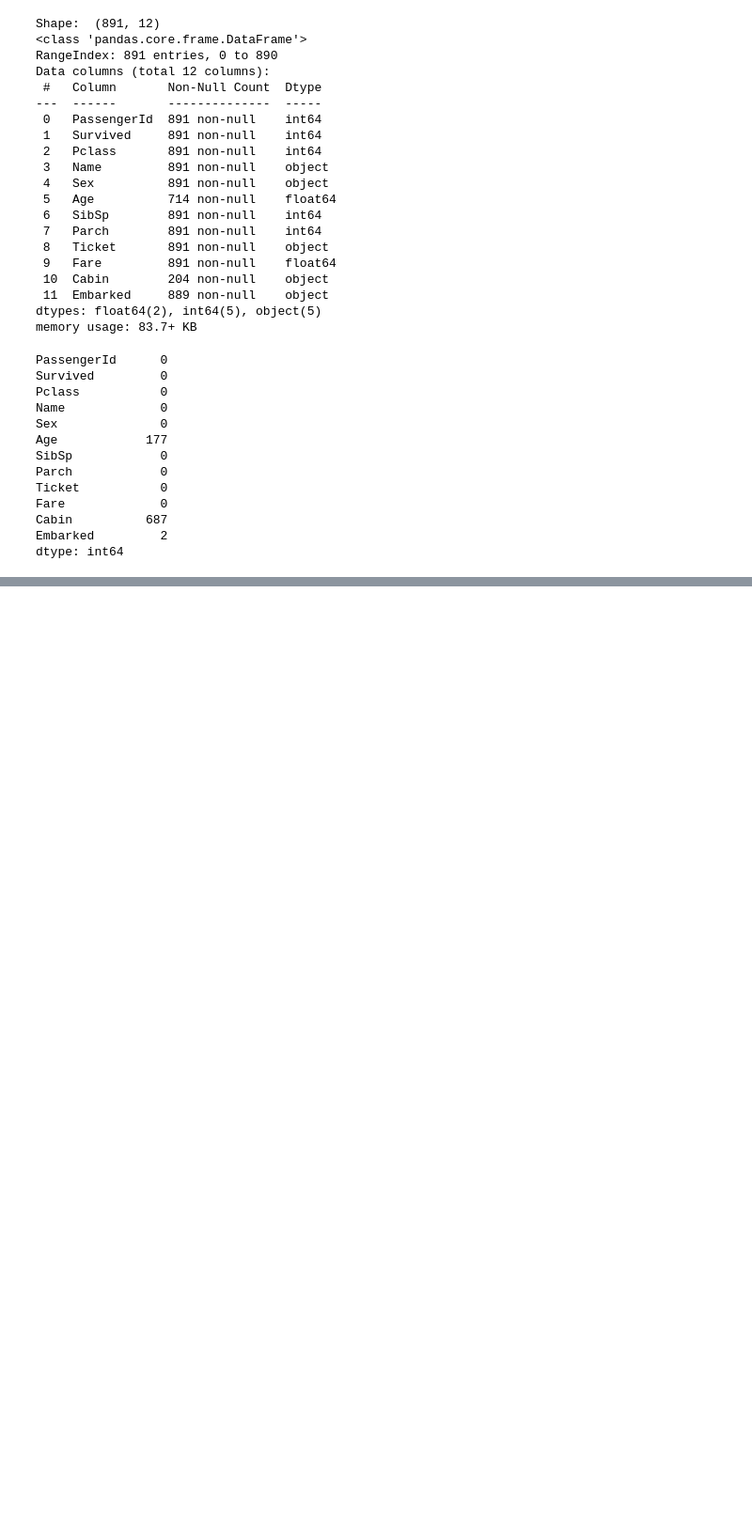
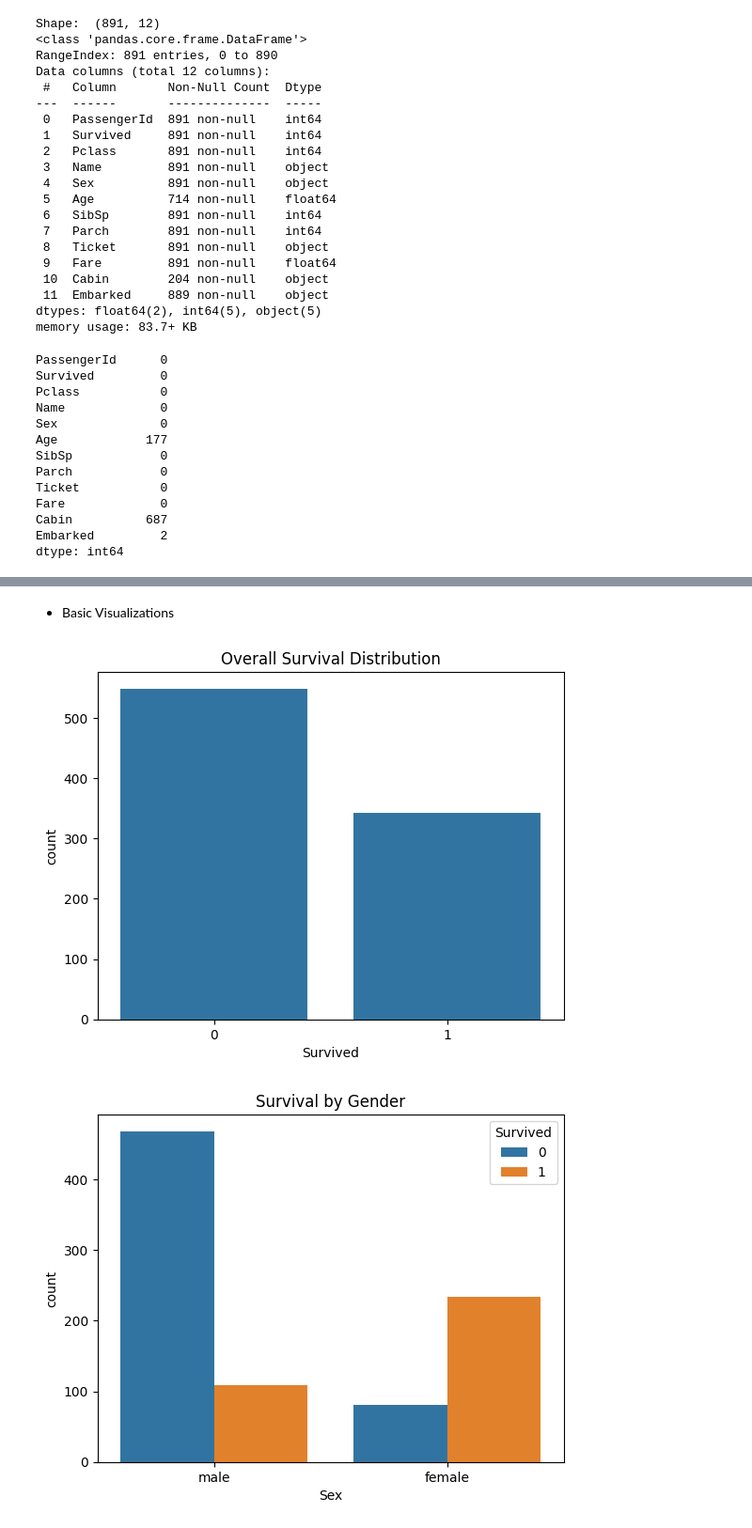
Before and after one commit to stkisengese/titanic-survial-prediction-ml, a Jupyter notebook: notebook/main.ipynb, the cells around one changed output, grey strips where cells are left out. Shown at 94% size. Drawn from its saved outputs; the diff is of its cells as text; code cells hidden in the pictures; blank space fills up the shorter version.

Commit message:
feat: add simple data visualizations

```diff
--- a/notebook/main.ipynb
+++ b/notebook/main.ipynb
@@ -68,0 +85,20 @@ dtype: int64
+# %% [markdown]
+- Basic Visualizations
+# %%
+import seaborn as sns
+import matplotlib.pyplot as plt
+
+sns.countplot(x="Survived", data=train)
+plt.title("Overall Survival Distribution")
+plt.show()
+
+sns.countplot(x="Sex", hue="Survived", data=train)
+plt.title("Survival by Gender")
+plt.show()
+
+sns.countplot(x="Pclass", hue="Survived", data=train)
+plt.title("Survival by Passenger Class")
+plt.show()
+# %% [output]
+[figure, added]
+[figure, added]
```
Also changed, not shown: parts of 3 cells of this notebook.
